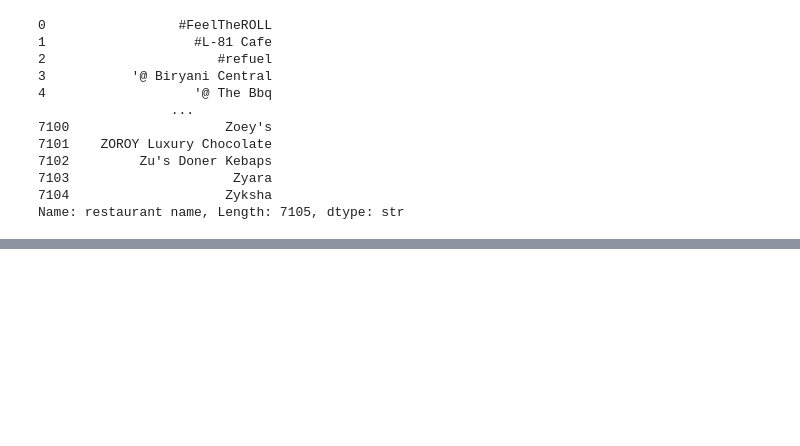
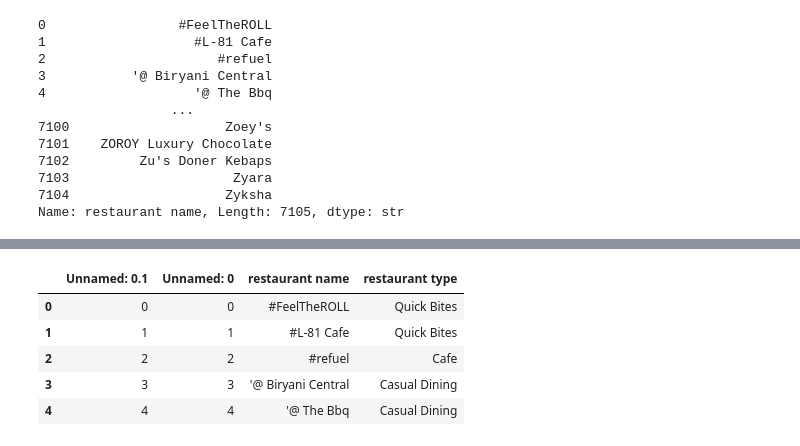
Before and after one commit to yashinkumar192006/4SF25CI184_3B, a Jupyter notebook: data_sel_read.ipynb, the cells around one changed output, grey strips where cells are left out. Saved outputs shown, nothing was run; the diff lists cells and outputs as text; code cells hidden in the pictures; blank space fills up the shorter version.

```diff
--- a/data_sel_read.ipynb
+++ b/data_sel_read.ipynb
@@ -53,0 +222,10 @@ Name: restaurant name, Length: 7105, dtype: str
+# %%
+# Select rows and columns by integer position using iloc
+df.iloc[0:5, 0:4]
+# %% [output]
+|  | Unnamed: 0.1 | Unnamed: 0 | restaurant name | restaurant type |
+| 0 | 0 | 0 | #FeelTheROLL | Quick Bites |
+| 1 | 1 | 1 | #L-81 Cafe | Quick Bites |
+| 2 | 2 | 2 | #refuel | Cafe |
+| 3 | 3 | 3 | '@ Biryani Central | Casual Dining |
+| 4 | 4 | 4 | '@ The Bbq | Casual Dining |
```
Also changed, not shown: parts of 14 cells of this notebook, 5 other files.
